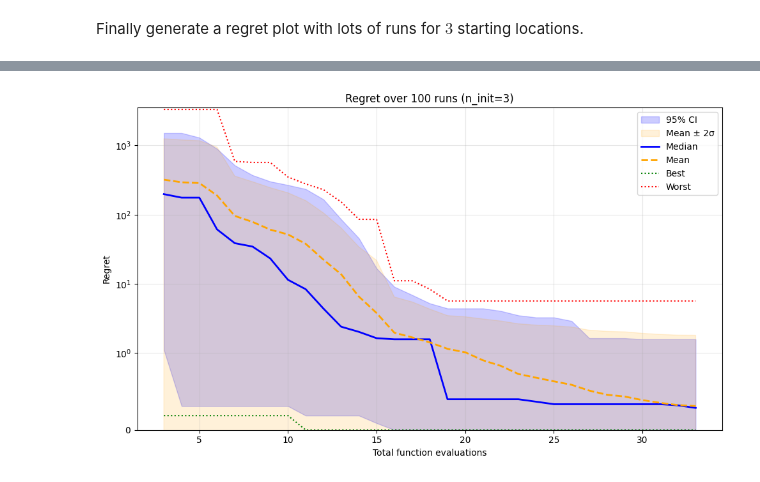
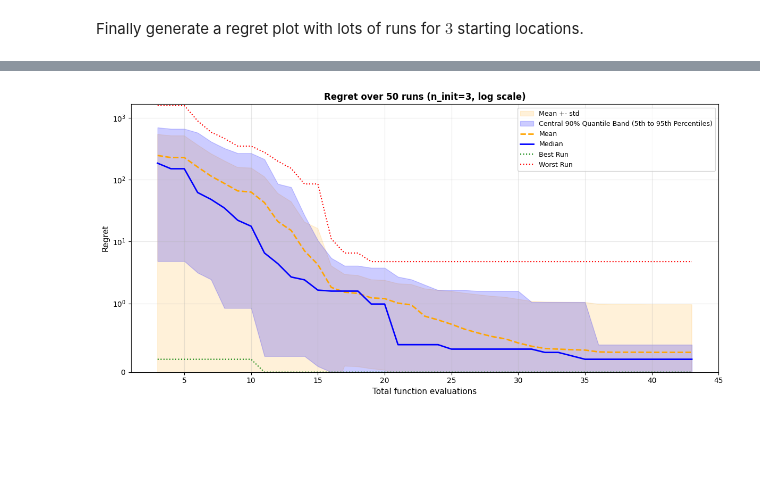
Before and after one commit to helpmatteo/mlpw_assignments, a Jupyter notebook: bayesopt-notebook.ipynb, the cells around one changed output, grey strips where cells are left out. Saved outputs shown, nothing was run; the diff lists cells and outputs as text; code cells hidden in the pictures; blank space fills up the shorter version.

```diff
--- a/bayesopt-notebook.ipynb
+++ b/bayesopt-notebook.ipynb
@@ -718,14 +616,9 @@ n_init = 3
 n_iter = 30
 variance = 1.0
 
-# Fix random seed for reproducibility
-np.random.seed(42)
-
-print("\n=== Running lengthscale experiments ===\n")
-
 regret_curves = {}
 for ls in lengthscales:
-    print(f"Testing lengthscale = {ls:.2f}...")
+    print(f"Testing lengthscale = {ls:.2f}.....")
     theta = np.array([variance, ls])
 
     regret = compute_regret_curve_2d(
@@ -733,8 +626,6 @@ for ls in lengthscales:
         theta=theta,
         acquisition_function=expected_improvement,
         X_grid=X_grid,
-        x1_vals=x1_vals,
-        x2_vals=x2_vals,
         f=rosenbrock_2d,
         n_init=n_init,
         n_iter=n_iter,
@@ -742,7 +633,7 @@ for ls in lengthscales:
     )
 
     regret_curves[ls] = regret
-    print(f"  Final regret: {regret[-1]:.4f}\n")
+    print(f"\nFinal regret: {regret[-1]:.4f}\n")
 
 eps = 1e-2  # minimum cutoff for log-scale plotting, this is to make the plots look nicer. Since log 0 is not defined
 
@@ -753,11 +644,10 @@ for ls in lengthscales:
     r = regret_curves[ls]
     r_safe = np.maximum(r, eps)  # clip zeros to epsilon
     plt.plot(n_evals, r_safe, marker='o', markersize=3,
-             label=f'ℓ = {ls:.1f}', linewidth=2)
+             label=f'ell = {ls:.1f}', linewidth=2)
 
-# draw "optimal" at epsilon (not 0, since yscale='log')
 plt.axhline(eps, color='red', linestyle='--', linewidth=1, alpha=0.6,
-            label=f'Optimal (ε={eps:g})')
+            label=f'Optimal (eps={eps:g})')
 plt.xlabel('Number of Function Evaluations', fontsize=12)
 plt.ylabel('Regret (f_best - f_optimal)', fontsize=12)
 plt.title('Effect of Lengthscale on Bayesian Optimization Performance\n(2D Rosenbrock Function)',
@@ -765,7 +655,7 @@ plt.title('Effect of Lengthscale on Bayesian Optimization Performance\n(2D Rosen
 plt.legend(bbox_to_anchor=(1.05, 1), loc='upper left', fontsize=10)
 plt.grid(alpha=0.3)
 plt.yscale('log')
-plt.ylim(eps/2, None)  # keep axis valid on log scale
+plt.ylim(eps/2, None)
 plt.tight_layout()
 plt.show()
 
@@ -879,17 +780,13 @@ plt.show()
 # %% [markdown]
 Finally generate a regret plot with lots of runs for $3$ starting locations.
 # %%
-
-print("\n=== Regret plot: n_init=3, many runs ===\n")
-
 theta_fixed = np.array([1.0, 0.5])
 n_init = 3
-n_iter = 30
-n_runs = 100
+n_iter = 40
+n_runs = 50
 
 rng = np.random.RandomState(42)
 runs = []
-
 for i in range(n_runs):
     seed = rng.randint(0, 2**31 - 1)
     regret = compute_regret_curve_2d(
@@ -897,8 +794,6 @@ for i in range(n_runs):
         theta=theta_fixed,
         acquisition_function=expected_improvement,
         X_grid=X_grid,
-        x1_vals=None,
-        x2_vals=None,
         f=rosenbrock_2d,
         n_init=n_init,
         n_iter=n_iter,
@@ -910,44 +805,38 @@ for i in range(n_runs):
 
 arr = np.vstack(runs)
 arr = np.maximum(arr, 0.0)
-
 mean = np.mean(arr, axis=0)
-std = np.std(arr, axis=0)
+std = np.std(arr, axis=0, ddof=1)
 median = np.median(arr, axis=0)
-q2_5 = np.percentile(arr, 2.5, axis=0)
-q97_5 = np.percentile(arr, 97.5, axis=0)
+q5 = np.percentile(arr, 5, axis=0)
+q95 = np.percentile(arr, 95, axis=0)
 best = np.min(arr, axis=0)
 worst = np.max(arr, axis=0)
-
 total_evals = n_init + np.arange(arr.shape[1])
 
-plt.figure(figsize=(10, 6))
+fig, ax = plt.subplots(figsize=(12, 6))
+ax.fill_between(total_evals, mean - std, mean + std,
+                color='orange', alpha=0.15, label='Mean +- std')
+ax.fill_between(total_evals, q5, q95, color='blue', alpha=0.2,
+                label='Central 90% Quantile Band (5th to 95th Percentiles)')
+ax.plot(total_evals, mean, 'orange', lw=2, ls='--', label='Mean')
+ax.plot(total_evals, median, 'b-', lw=2, label='Median')
+ax.plot(total_evals, best, 'g:', lw=1.5, label='Best Run')
+ax.plot(total_evals, worst, 'r:', lw=1.5, label='Worst Run')
+ax.axhline(0, color='k', lw=0.7, ls='--', alpha=0.5)
+ax.set_yscale('symlog', linthresh=1.0)
+ax.set_ylim(0, None)
+ax.set_xlabel("Total function evaluations", fontsize=11)
+ax.set_ylabel("Regret", fontsize=11)
+ax.set_title(f"Regret over {n_runs} runs (n_init={n_init}, log scale)",
+             fontsize=12, fontweight='bold')
+ax.grid(alpha=0.3)
+ax.legend(fontsize=9)
 
-# Shaded region: 2.5-97.5 percentile (95% CI)
-plt.fill_between(total_evals, q2_5, q97_5, color='blue', alpha=0.2, label='95% CI')
-
-# Mean ± 2 std
-plt.fill_between(total_evals, mean - 2*std, mean + 2*std,
-                 color='orange', alpha=0.15, label='Mean ± 2σ')
-
-# Median, mean, best, worst
-plt.plot(total_evals, median, 'b-', lw=2, label='Median')
-plt.plot(total_evals, mean, 'orange', lw=2, ls='--', label='Mean')
-plt.plot(total_evals, best, 'g:', lw=1.5, label='Best')
-plt.plot(total_evals, worst, 'r:', lw=1.5, label='Worst')
-
-plt.axhline(0, color='k', lw=0.7, ls='--', alpha=0.5)
-plt.yscale('symlog', linthresh=1.0)
-plt.ylim(0, None)
-plt.xlabel("Total function evaluations")
-plt.ylabel("Regret")
-plt.title(f"Regret over {n_runs} runs (n_init={n_init})")
-plt.grid(alpha=0.3)
-plt.legend()
 plt.tight_layout()
 plt.show()
 
-print(f"\nFinal regret statistics (eval {n_init + n_iter}):")
+print(f"\nFinal regret statistics (after {n_init + n_iter} evaluations):")
 print(f"  Median: {median[-1]:.4f}")
 print(f"  Mean:   {mean[-1]:.4f}")
 print(f"  Best:   {best[-1]:.4f}")
@@ -968 +850 @@ print(f"  Worst:  {worst[-1]:.4f}")
-[figure, old version]
+[figure, new version]
```
Also changed, not shown: parts of 22 cells of this notebook, 1 other file.
